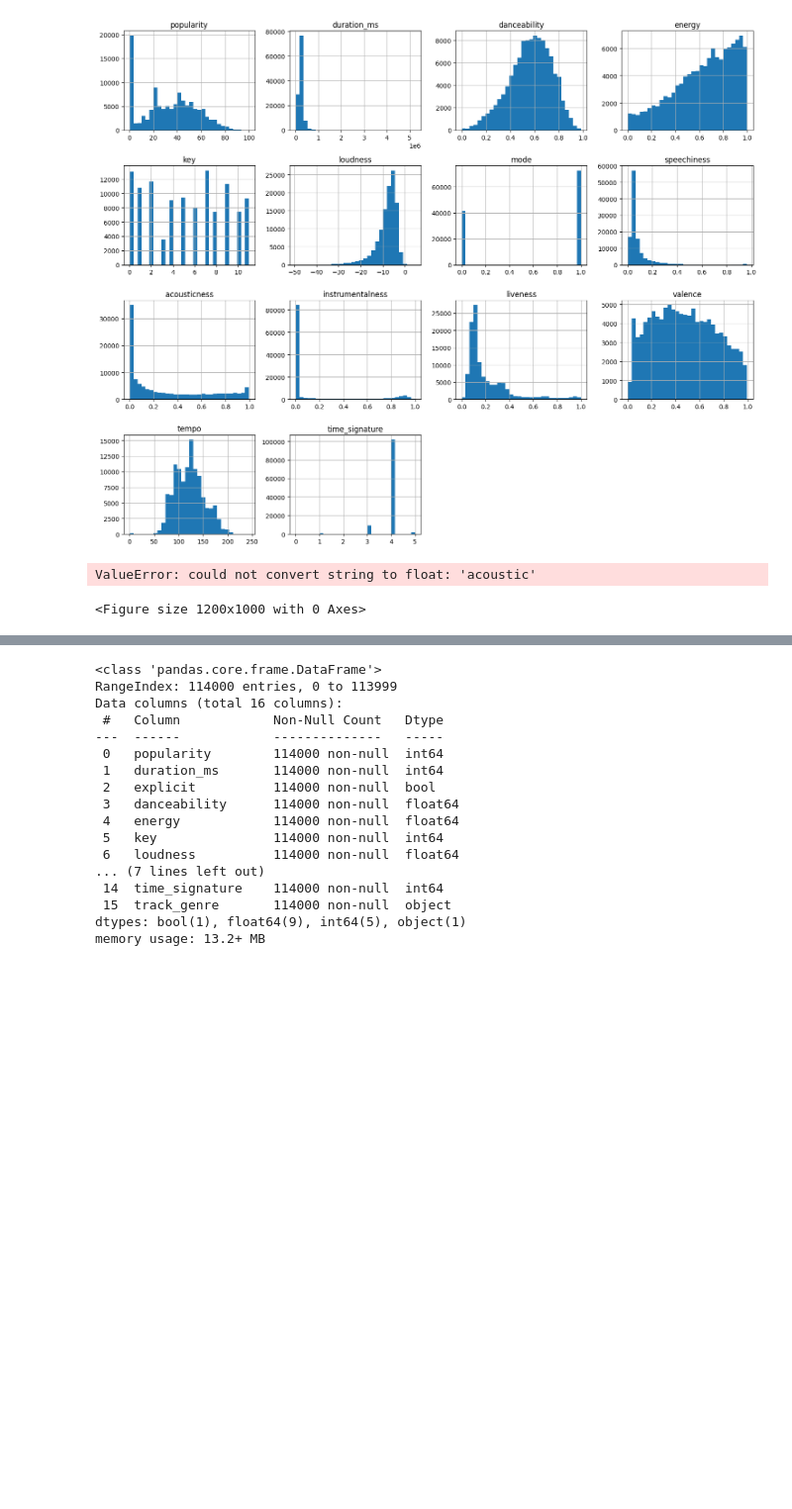
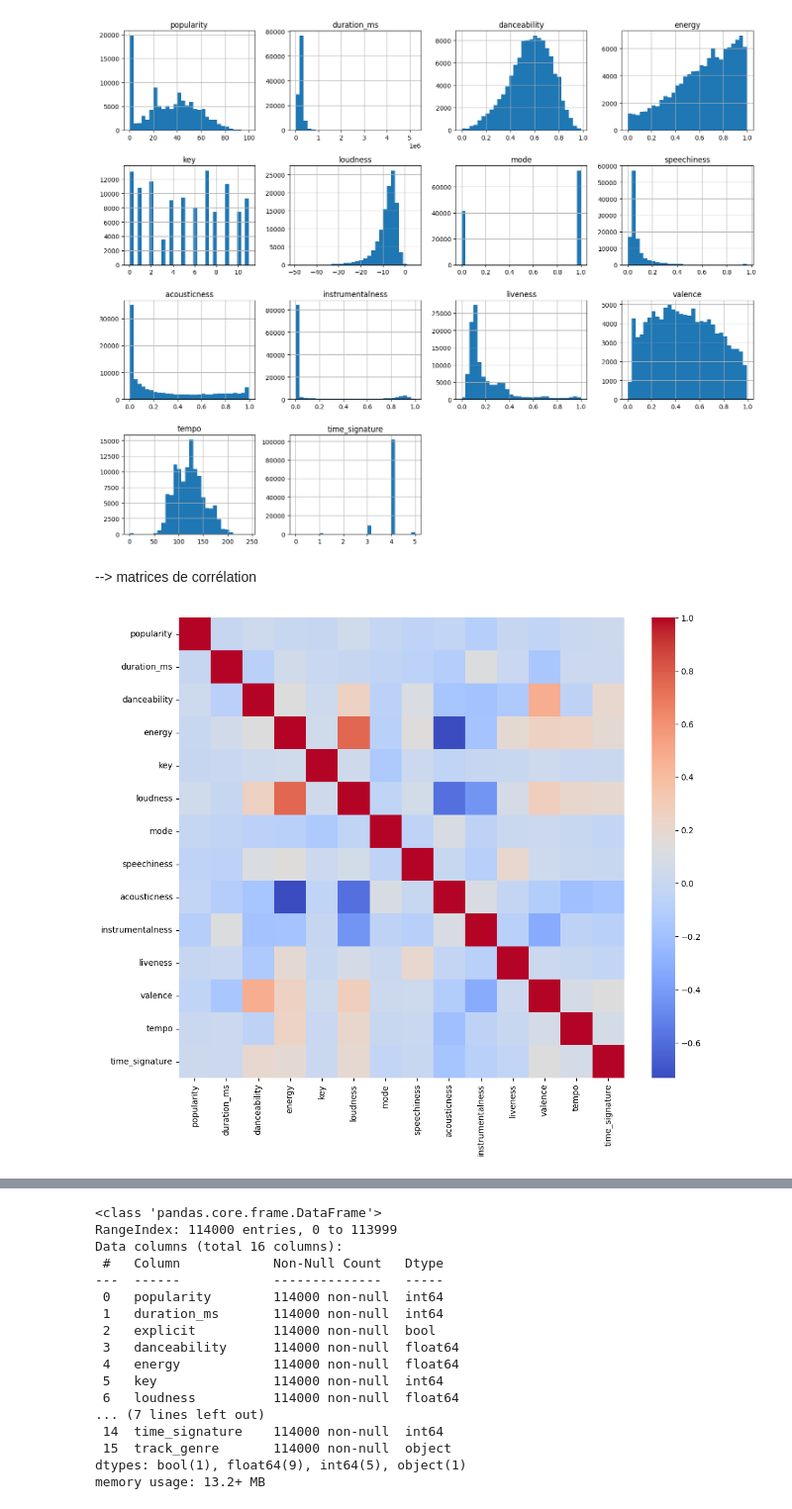
Before and after one commit to mlang789/spotify-genre-project, a Jupyter notebook: notebooks/01_exploration.ipynb, the cells around one changed output, grey strips where cells are left out. Shown at 99% size. Cells and saved outputs as stored; diff of their text form; code cells hidden in the pictures; blank space fills up the shorter version.

```diff
--- a/notebooks/01_exploration.ipynb
+++ b/notebooks/01_exploration.ipynb
@@ -45,11 +45,13 @@ plt.tight_layout()
 plt.show()
 # %% [output]
 [figure]
+# %% [markdown]
+--> matrices de corrélation
 # %%
-import seaborn as sns
+num_df = df.select_dtypes(include=["int64", "float64"])
+
 plt.figure(figsize=(12, 10))
-sns.heatmap(df.corr(), cmap="coolwarm")
+sns.heatmap(num_df.corr(), cmap="coolwarm")
 plt.show()
 # %% [output]
-ValueError: could not convert string to float: 'acoustic'
-<Figure size 1200x1000 with 0 Axes>
+[figure, added]
```
Also changed, not shown: parts of 8 cells of this notebook.
